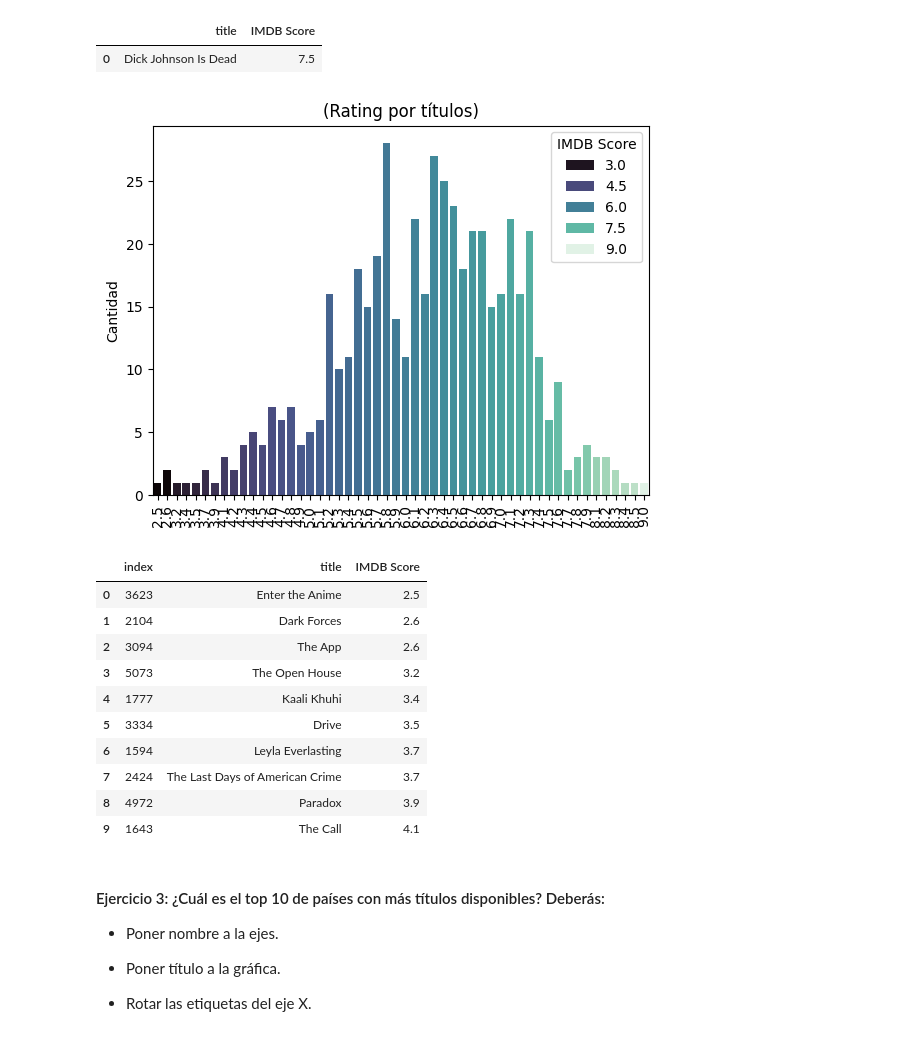
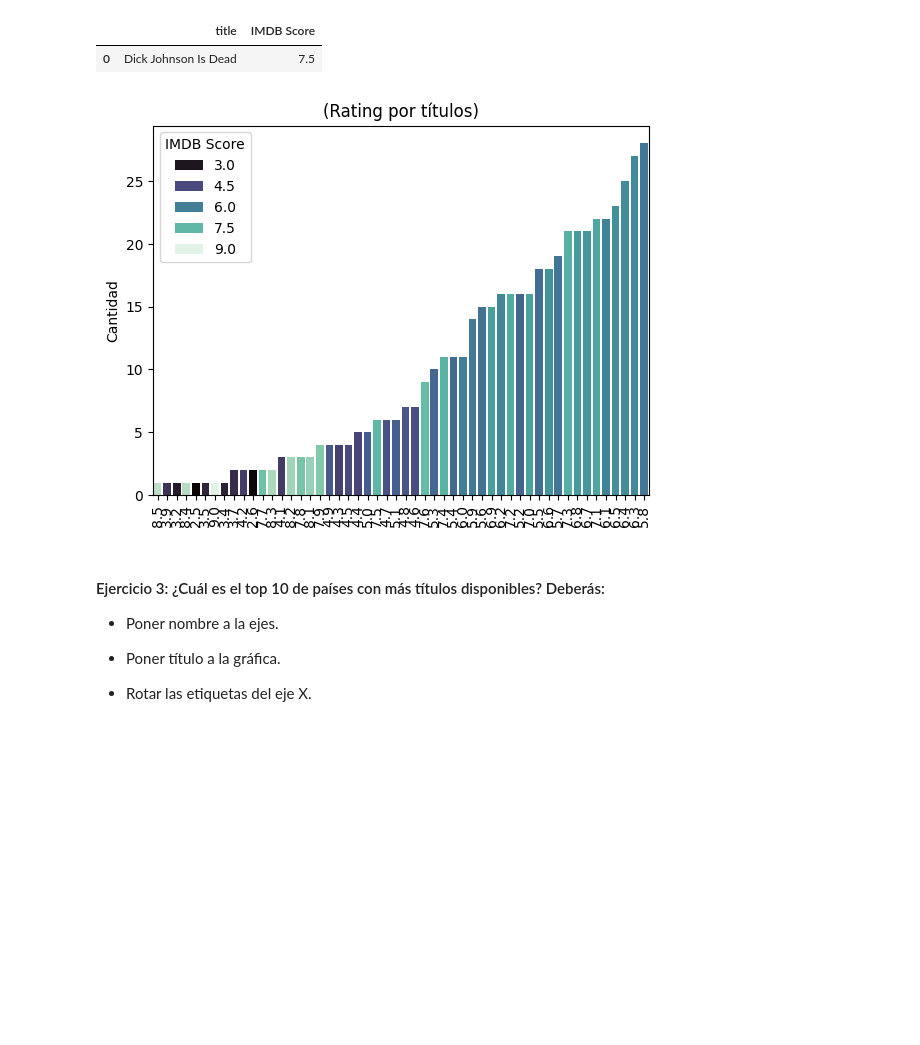
Before and after one commit to santiagorodriguez-dev/laboratorio-modulo2-leccion04-visualizacion, a Jupyter notebook: laboratorio-modulo2-leccion04-visualizacion.ipynb, the cells around one changed output. Cells and saved outputs as stored; diff of their text form; code cells hidden in the pictures; blank space fills up the shorter version.

```diff
--- a/laboratorio-modulo2-leccion04-visualizacion.ipynb
+++ b/laboratorio-modulo2-leccion04-visualizacion.ipynb
@@ -76,32 +76,21 @@ df_dos_c.head(1)
 # %%
 
 sns.countplot(
             x="IMDB Score",
-            #data=df_dos_c,
-            data=df_dos_c.sort_values(by="IMDB Score",ascending=True).reset_index(),
+            data=df_dos_c,
             palette="mako",
             hue="IMDB Score",
+            order=df['IMDB Score'].value_counts(ascending=True).index
         )
 
 plt.title("(Rating por títulos)")
 plt.xlabel("")
 plt.ylabel("Cantidad")
 plt.yticks()
 plt.xticks(rotation=90)
 plt.show()
 # %% [output]
-[figure, old version]
+[figure, new version]
-|  | index | title | IMDB Score |
-| 0 | 3623 | Enter the Anime | 2.5 |
-| 1 | 2104 | Dark Forces | 2.6 |
-| 2 | 3094 | The App | 2.6 |
-| 3 | 5073 | The Open House | 3.2 |
-| 4 | 1777 | Kaali Khuhi | 3.4 |
-| 5 | 3334 | Drive | 3.5 |
-| 6 | 1594 | Leyla Everlasting | 3.7 |
-| 7 | 2424 | The Last Days of American Crime | 3.7 |
-| 8 | 4972 | Paradox | 3.9 |
-| 9 | 1643 | The Call | 4.1 |
 # %% [markdown]
 #### Ejercicio 3: ¿Cuál es el top 10 de países con más títulos disponibles? Deberás:
 
```
